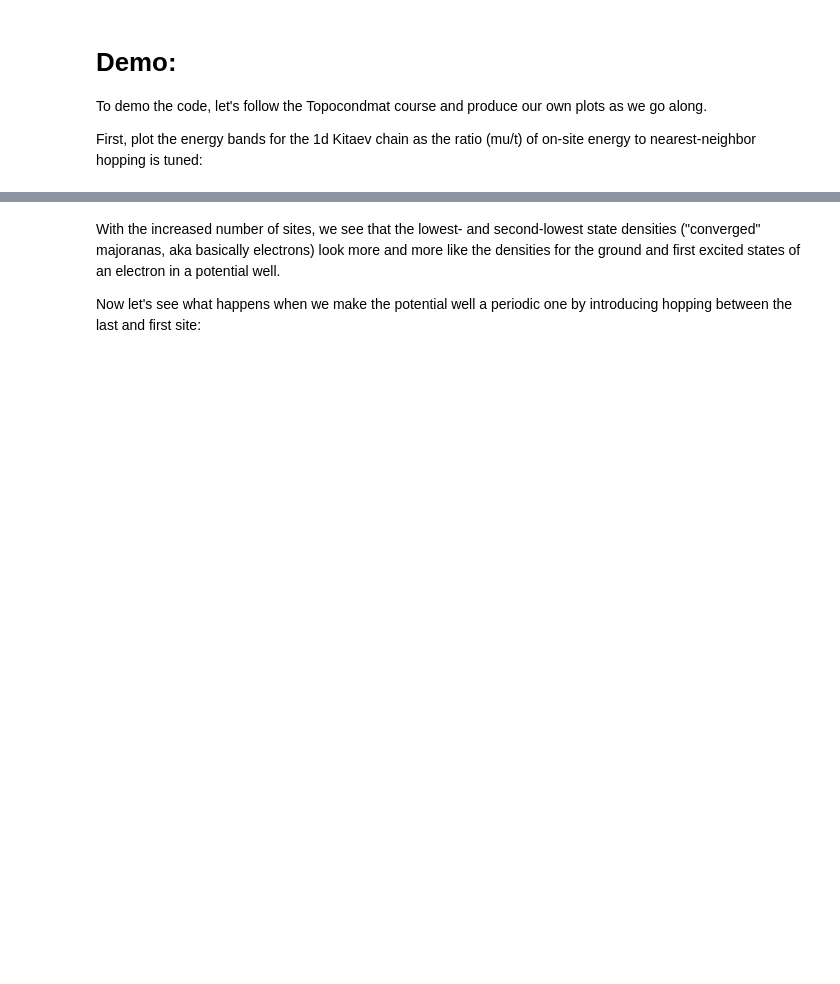
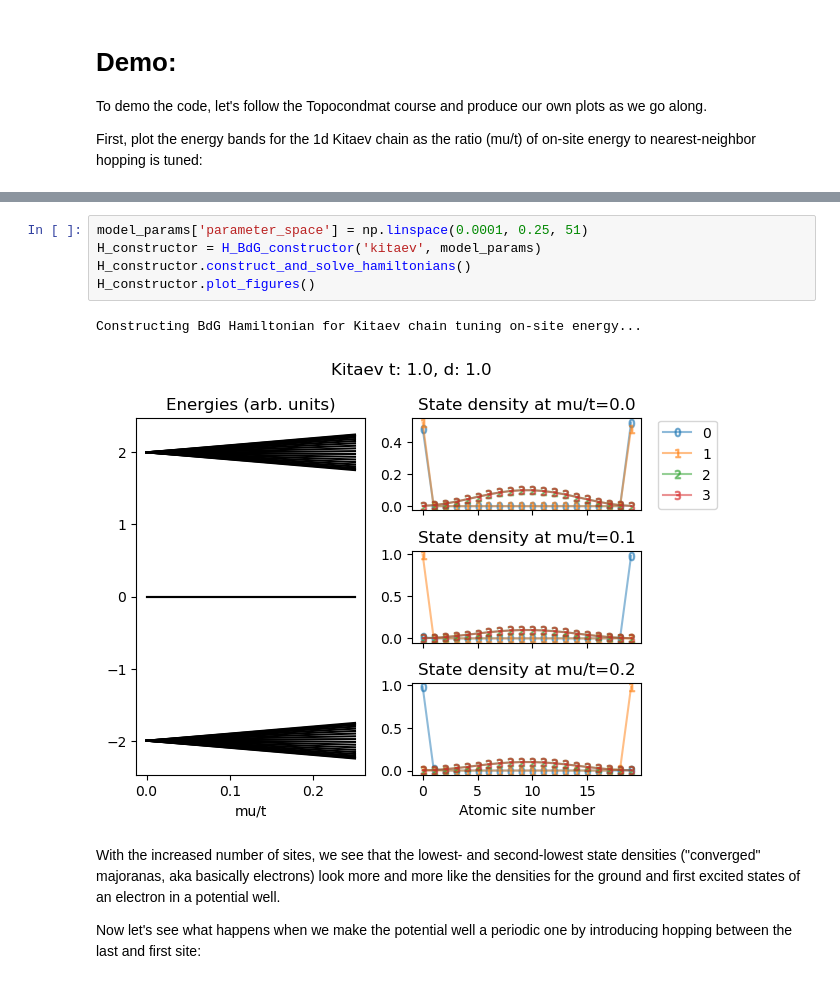
Before and after one commit to ericakotta/demos, a Jupyter notebook: majorana_energies_nb.ipynb, the cells around one changed output, grey strips where cells are left out. Cells and saved outputs as stored; diff of their text form; blank space fills up the shorter version.

```diff
--- a/majorana_energies_nb.ipynb
+++ b/majorana_energies_nb.ipynb
@@ -80,3 +83,11 @@ Constructing BdG Hamiltonian for Kitaev chain tuning on-site energy...
+# %%
+model_params['parameter_space'] = np.linspace(0.0001, 0.25, 51)
+H_constructor = H_BdG_constructor('kitaev', model_params)
+H_constructor.construct_and_solve_hamiltonians()
+H_constructor.plot_figures()
+# %% [output]
+Constructing BdG Hamiltonian for Kitaev chain tuning on-site energy...
+[figure, added]
 # %% [markdown]
 With the increased number of sites, we see that the lowest- and second-lowest state densities ("converged" majoranas, aka basically electrons) look more and more like the densities for the ground and first excited states of an electron in a potential well.
 
```
Also changed, not shown: parts of 6 cells of this notebook, 1 other file.
